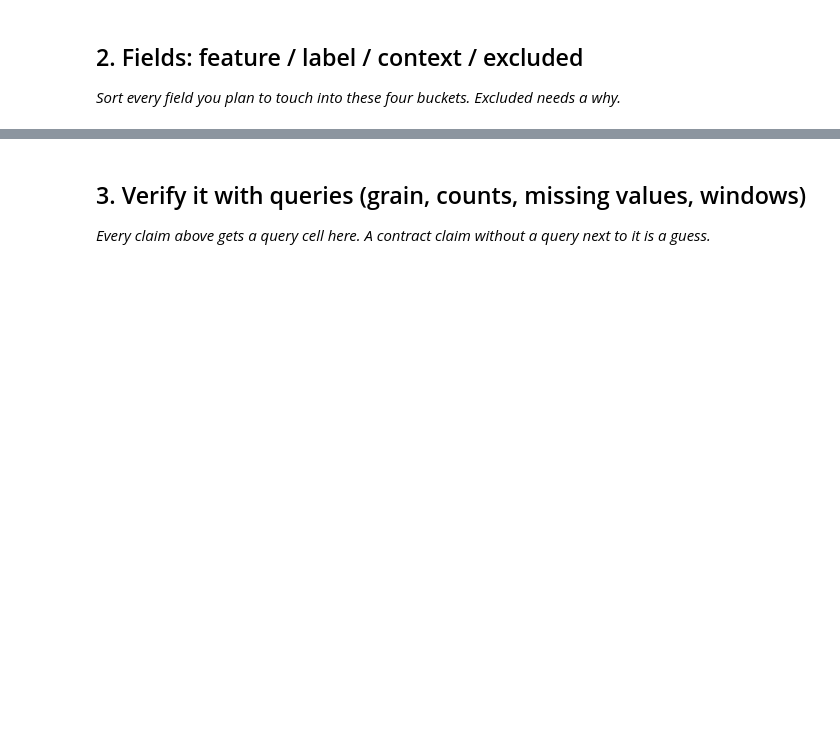
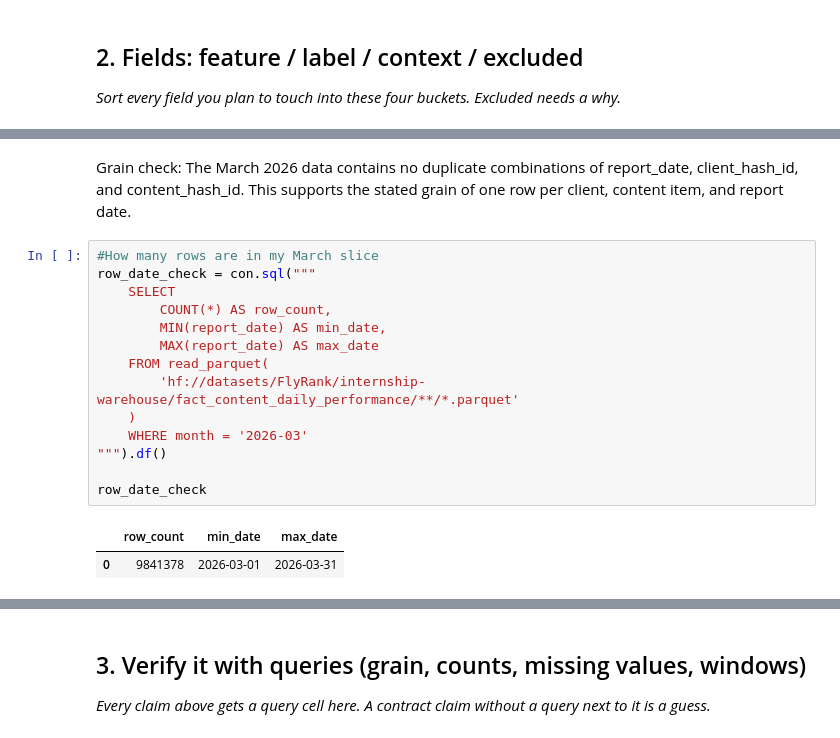
Before and after one commit to nazama-tech/Flyrank-Ml-internship, a Jupyter notebook: work/notebooks/w03_data_contract.ipynb, the cells around one changed output, grey strips where cells are left out. Drawn from its saved outputs; the diff is of its cells as text; blank space fills up the shorter version.

```diff
--- a/work/notebooks/w03_data_contract.ipynb
+++ b/work/notebooks/w03_data_contract.ipynb
@@ -22,0 +112,19 @@ This skeleton is yours to fill. Work the sections **in order** — each one has
+# %% [markdown]
+Grain check: The March 2026 data contains no duplicate combinations of report_date, client_hash_id, and content_hash_id. This supports the stated grain of one row per client, content item, and report date.
+# %%
+#How many rows are in my March slice
+row_date_check = con.sql("""
+    SELECT
+        COUNT(*) AS row_count,
+        MIN(report_date) AS min_date,
+        MAX(report_date) AS max_date
+    FROM read_parquet(
+        'hf://datasets/FlyRank/internship-warehouse/fact_content_daily_performance/**/*.parquet'
+    )
+    WHERE month = '2026-03'
+""").df()
+
+row_date_check
+# %% [output]
+|  | row_count | min_date | max_date |
+| 0 | 9841378 | 2026-03-01 | 2026-03-31 |
```
Also changed, not shown: parts of 15 cells of this notebook.
